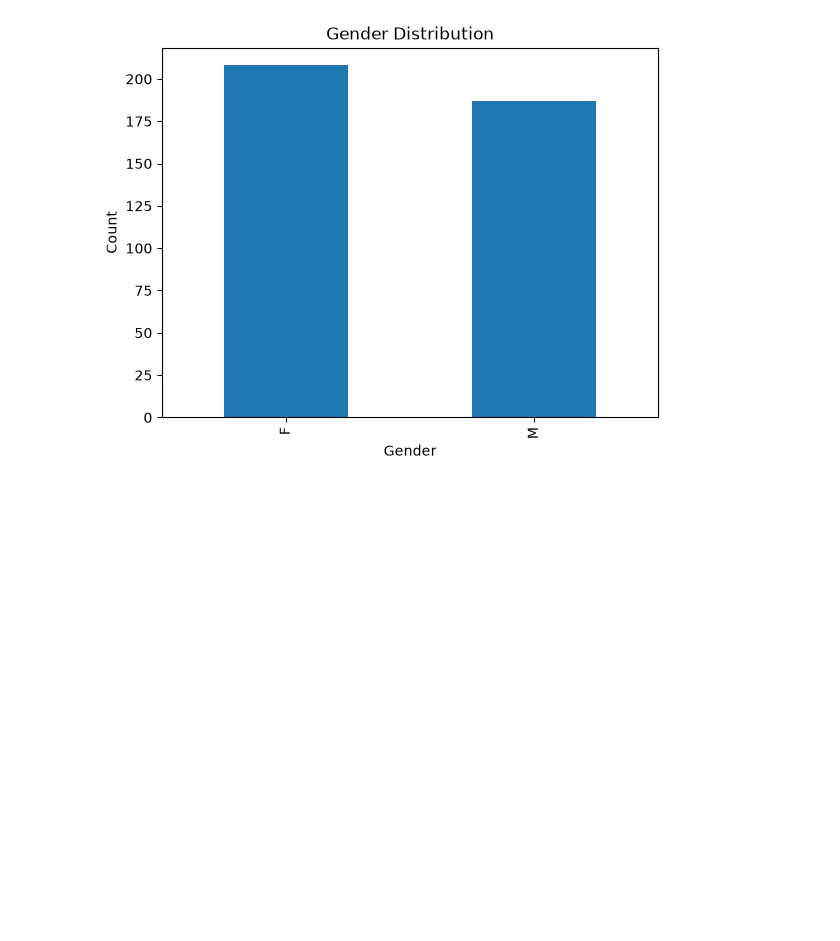
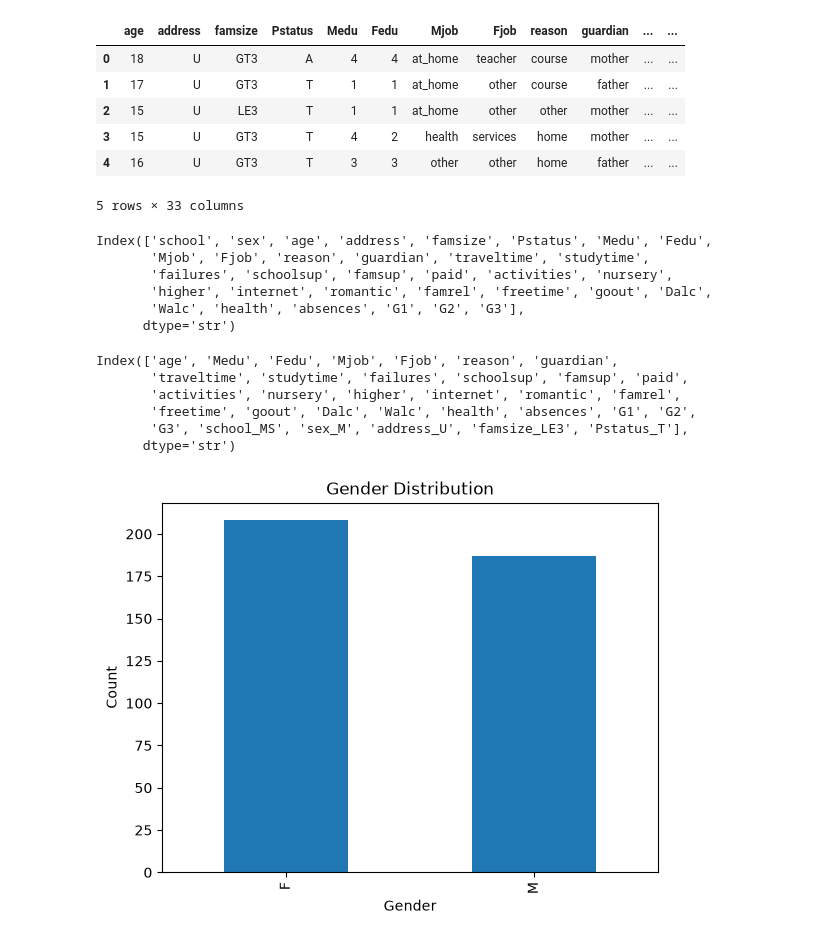
Before and after one commit to Ayusshi/student_exam_pass_prediction, a Jupyter notebook: notebooks/Student_Exam_Pass_Prediction.ipynb, the cells around one changed output. Saved outputs shown, nothing was run; the diff lists cells and outputs as text; code cells hidden in the pictures; blank space fills up the shorter version.

```diff
--- a/notebooks/Student_Exam_Pass_Prediction.ipynb
+++ b/notebooks/Student_Exam_Pass_Prediction.ipynb
@@ -7,3 +100,37 @@ df = pd.read_csv("../data/student-mat.csv", sep=";")
+# %%
+categorical_columns = ["school", "sex"]
+encoded_features = pd.get_dummies(
+    df,
+    columns=categorical_columns,
+    drop_first=True
+)
+encoded_features.head()
+# %% [output]
+|  | age | address | famsize | Pstatus | Medu | Fedu | Mjob | Fjob | reason | guardian | ... | ... |
+| 0 | 18 | U | GT3 | A | 4 | 4 | at_home | teacher | course | mother | ... | ... |
+| 1 | 17 | U | GT3 | T | 1 | 1 | at_home | other | course | father | ... | ... |
+| 2 | 15 | U | LE3 | T | 1 | 1 | at_home | other | other | mother | ... | ... |
+| 3 | 15 | U | GT3 | T | 4 | 2 | health | services | home | mother | ... | ... |
+| 4 | 16 | U | GT3 | T | 3 | 3 | other | other | home | father | ... | ... |
+5 rows × 33 columns
+# %%
+df.columns
+# %% [output]
+Index(['school', 'sex', 'age', 'address', 'famsize', 'Pstatus', 'Medu', 'Fedu',
+       'Mjob', 'Fjob', 'reason', 'guardian', 'traveltime', 'studytime',
+       'failures', 'schoolsup', 'famsup', 'paid', 'activities', 'nursery',
+       'higher', 'internet', 'romantic', 'famrel', 'freetime', 'goout', 'Dalc',
+       'Walc', 'health', 'absences', 'G1', 'G2', 'G3'],
+      dtype='str')
+# %%
+encoded_features.columns
+# %% [output]
+Index(['age', 'Medu', 'Fedu', 'Mjob', 'Fjob', 'reason', 'guardian',
+       'traveltime', 'studytime', 'failures', 'schoolsup', 'famsup', 'paid',
+       'activities', 'nursery', 'higher', 'internet', 'romantic', 'famrel',
+       'freetime', 'goout', 'Dalc', 'Walc', 'health', 'absences', 'G1', 'G2',
+       'G3', 'school_MS', 'sex_M', 'address_U', 'famsize_LE3', 'Pstatus_T'],
+      dtype='str')
 # %%
 df["sex"].value_counts().sort_index().plot(kind="bar")
 
```
Also changed, not shown: parts of 10 cells of this notebook.
